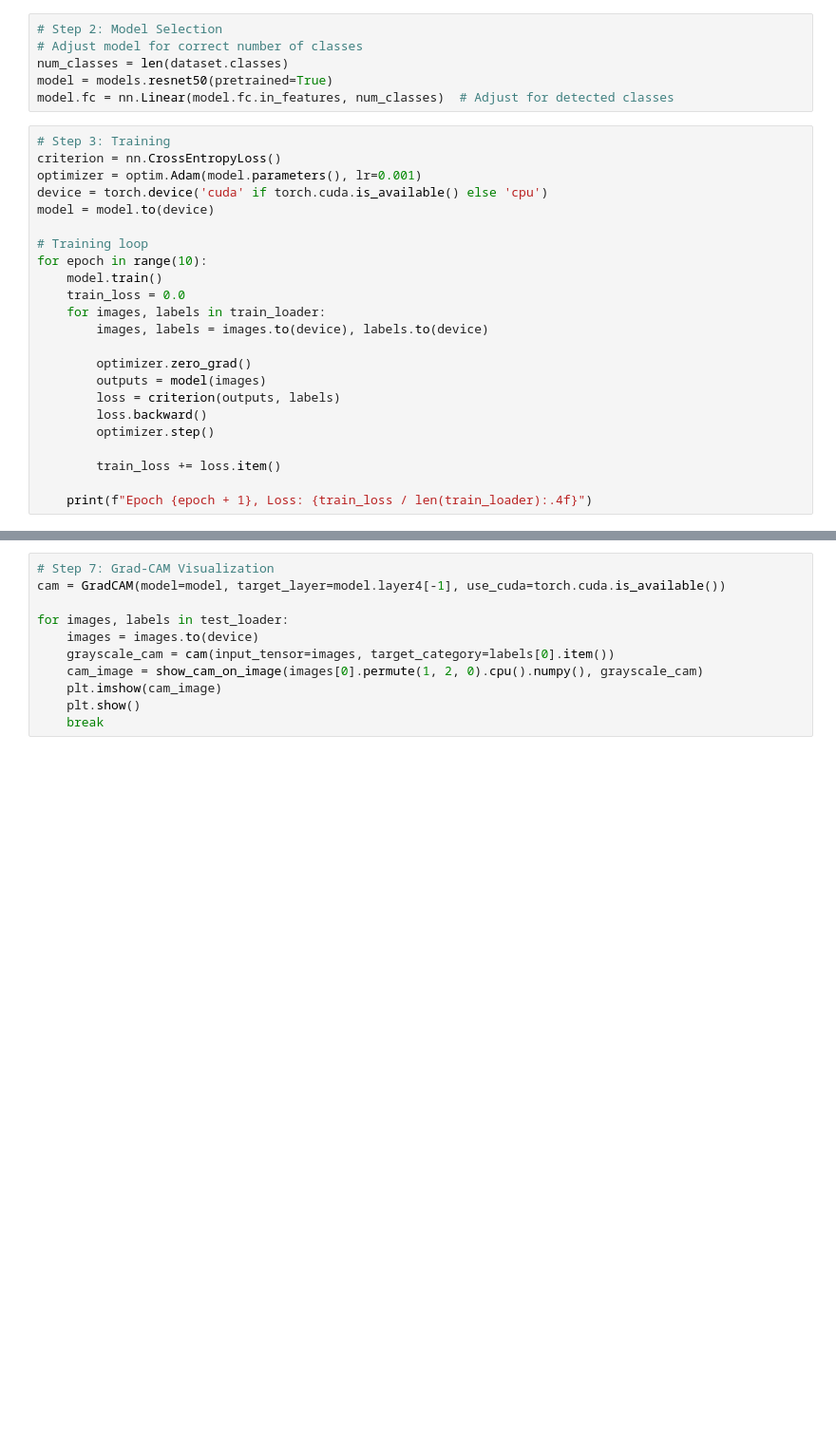
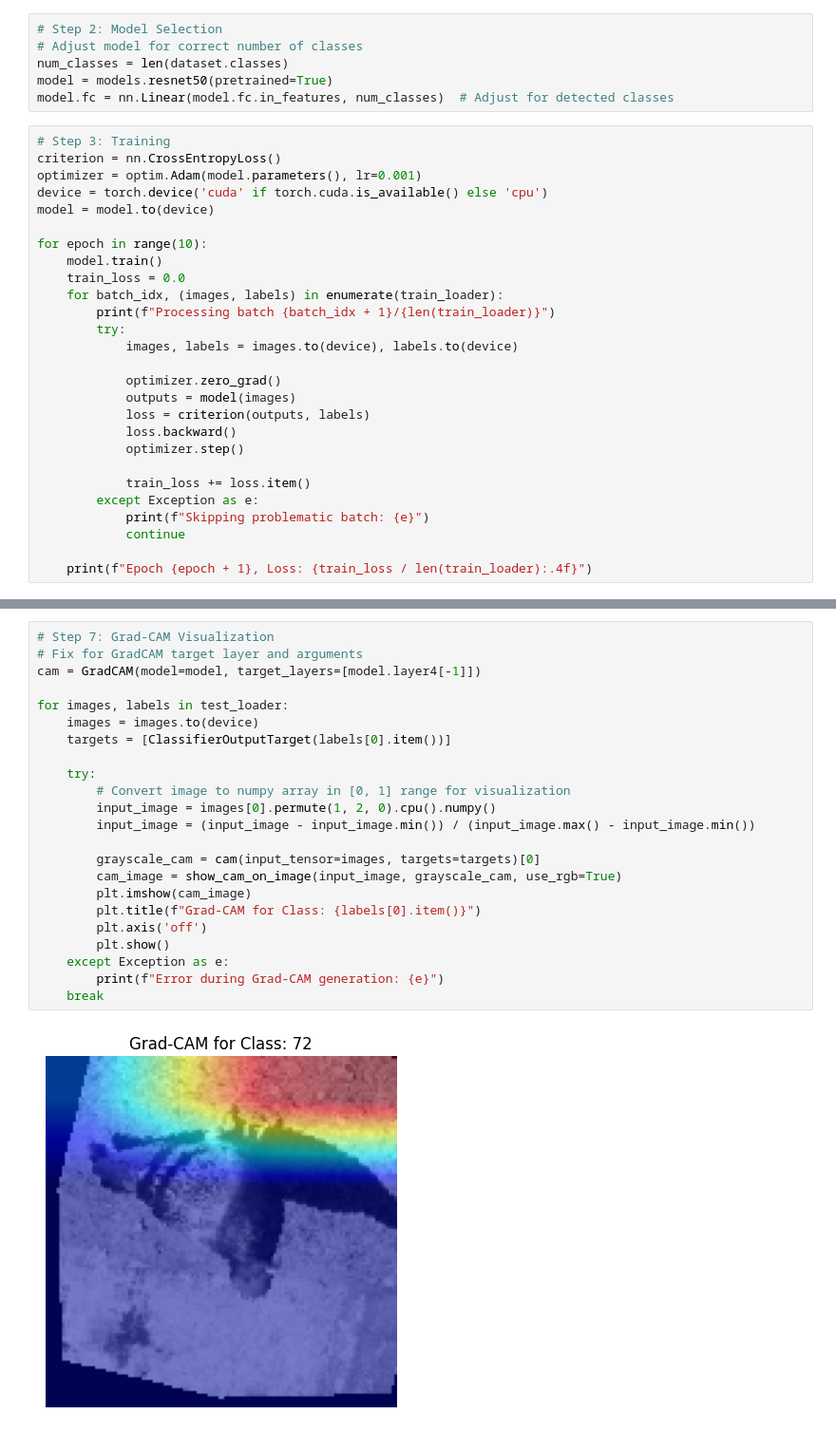
Before and after one commit to shanta-2000/Image-Classification-with-Caltech-101-Dataset, a Jupyter notebook: Lab_final.ipynb, the cells around one changed output, grey strips where cells are left out. Shown at 95% size. Saved outputs shown, nothing was run; the diff lists cells and outputs as text; blank space fills up the shorter version.

```diff
--- a/Lab_final.ipynb
+++ b/Lab_final.ipynb
@@ -127,20 +148,24 @@ optimizer = optim.Adam(model.parameters(), lr=0.001)
 device = torch.device('cuda' if torch.cuda.is_available() else 'cpu')
 model = model.to(device)
 
-# Training loop
 for epoch in range(10):
     model.train()
     train_loss = 0.0
-    for images, labels in train_loader:
-        images, labels = images.to(device), labels.to(device)
+    for batch_idx, (images, labels) in enumerate(train_loader):
+        print(f"Processing batch {batch_idx + 1}/{len(train_loader)}")
+        try:
+            images, labels = images.to(device), labels.to(device)
 
-        optimizer.zero_grad()
-        outputs = model(images)
-        loss = criterion(outputs, labels)
-        loss.backward()
-        optimizer.step()
+            optimizer.zero_grad()
+            outputs = model(images)
+            loss = criterion(outputs, labels)
+            loss.backward()
+            optimizer.step()
 
-        train_loss += loss.item()
+            train_loss += loss.item()
+        except Exception as e:
+            print(f"Skipping problematic batch: {e}")
+            continue
 
     print(f"Epoch {epoch + 1}, Loss: {train_loss / len(train_loader):.4f}")
 # %% [output]
@@ -206,11 +269,25 @@ plt.show()
 # %%
 # Step 7: Grad-CAM Visualization
-cam = GradCAM(model=model, target_layer=model.layer4[-1], use_cuda=torch.cuda.is_available())
+# Fix for GradCAM target layer and arguments
+cam = GradCAM(model=model, target_layers=[model.layer4[-1]])
 
 for images, labels in test_loader:
     images = images.to(device)
-    grayscale_cam = cam(input_tensor=images, target_category=labels[0].item())
-    cam_image = show_cam_on_image(images[0].permute(1, 2, 0).cpu().numpy(), grayscale_cam)
-    plt.imshow(cam_image)
-    plt.show()
+    targets = [ClassifierOutputTarget(labels[0].item())]
+
+    try:
+        # Convert image to numpy array in [0, 1] range for visualization
+        input_image = images[0].permute(1, 2, 0).cpu().numpy()
+        input_image = (input_image - input_image.min()) / (input_image.max() - input_image.min())
+
+        grayscale_cam = cam(input_tensor=images, targets=targets)[0]
+        cam_image = show_cam_on_image(input_image, grayscale_cam, use_rgb=True)
+        plt.imshow(cam_image)
+        plt.title(f"Grad-CAM for Class: {labels[0].item()}")
+        plt.axis('off')
+        plt.show()
+    except Exception as e:
+        print(f"Error during Grad-CAM generation: {e}")
     break
+# %% [output]
+[figure, added]
```
Also changed, not shown: parts of 6 cells of this notebook.
